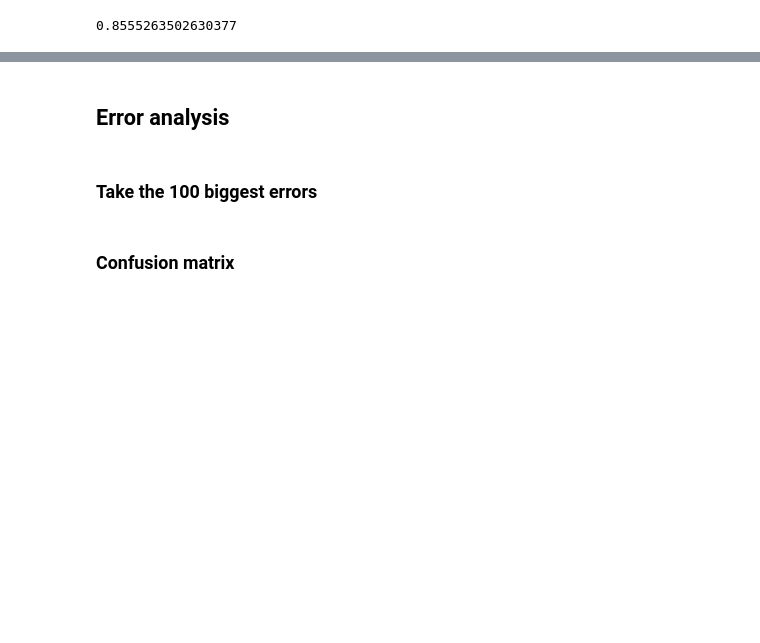
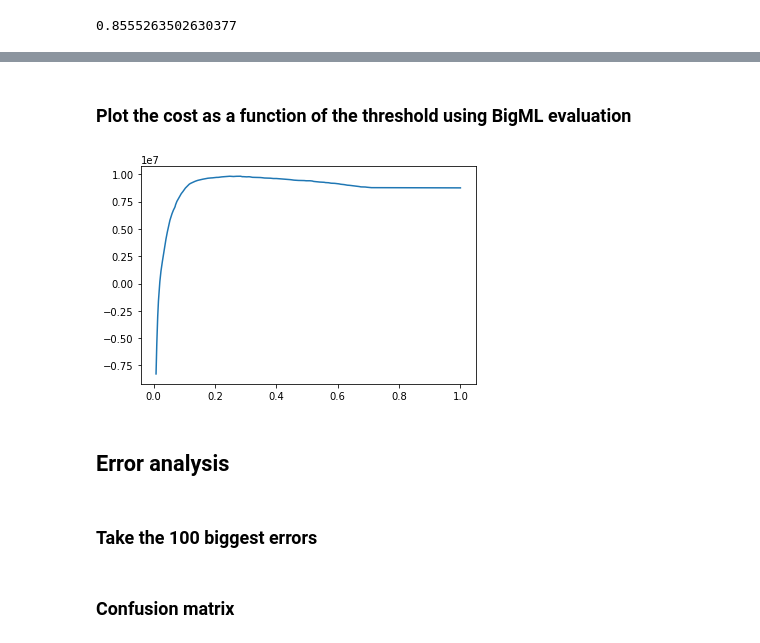
Before and after one commit to guitoo/ML-notebooks, a Jupyter notebook: GiveMeSomeCredit/evaluation.ipynb, the cells around one changed output, grey strips where cells are left out. Cells and saved outputs as stored; diff of their text form; code cells hidden in the pictures; blank space fills up the shorter version.

```diff
--- a/GiveMeSomeCredit/evaluation.ipynb
+++ b/GiveMeSomeCredit/evaluation.ipynb
@@ -82,0 +89,18 @@ plt.plot(fpr, tpr)
+# %%
+try:
+    evaluation = api.get_evaluation(bigml_ids['evaluation'])
+except:
+    do_prediction = True
+else:
+    ds_changed = batch_prediction['object']['dataset'] != bigml_ids['validation dataset']
+    model_changed = batch_prediction['object']['ensemble'] != bigml_ids['model']
+    do_prediction = ds_changed or model_changed
+# %%
+if do_prediction:
+    evaluation = api.create_evaluation(model, valid_ds)
+    api.ok(evaluation)
+    bigml_ids['evaluation']=evaluation['resource']
+    bigml_ids.to_csv(filename_bigml_ids, header=False)
+
+#api.pprint(evaluation['object']['result'])
+print('evaluation id:', evaluation['resource'])
@@ -83,3 +119,20 @@ plt.plot(fpr, tpr)
+# %% [markdown]
+### Plot the cost as a function of the threshold using BigML evaluation
+# %%
+per_thres_conf_matrix = evaluation['object']['result']['model']['per_class_statistics'][1]['per_threshold_confusion_matrices']
+# %%
+#TP, FP, TN ,FN
+cost_matrix = DataFrame([0,-500,500,-2500])
+per_thres_cost_BigML=[]
+threshold_BigML=[]
+for table in per_thres_conf_matrix:
+    matrix = DataFrame(table[0])
+    threshold_BigML.append(table[1])
+    per_thres_cost_BigML.append((cost_matrix * matrix).sum())
+plt.plot(threshold_BigML, per_thres_cost_BigML)
+plt.show()
+# %% [output]
+[figure, added]
 # %% [markdown]
 ## Error analysis
 # %% [markdown]
```
Also changed, not shown: parts of 11 cells of this notebook, 3 other files.
